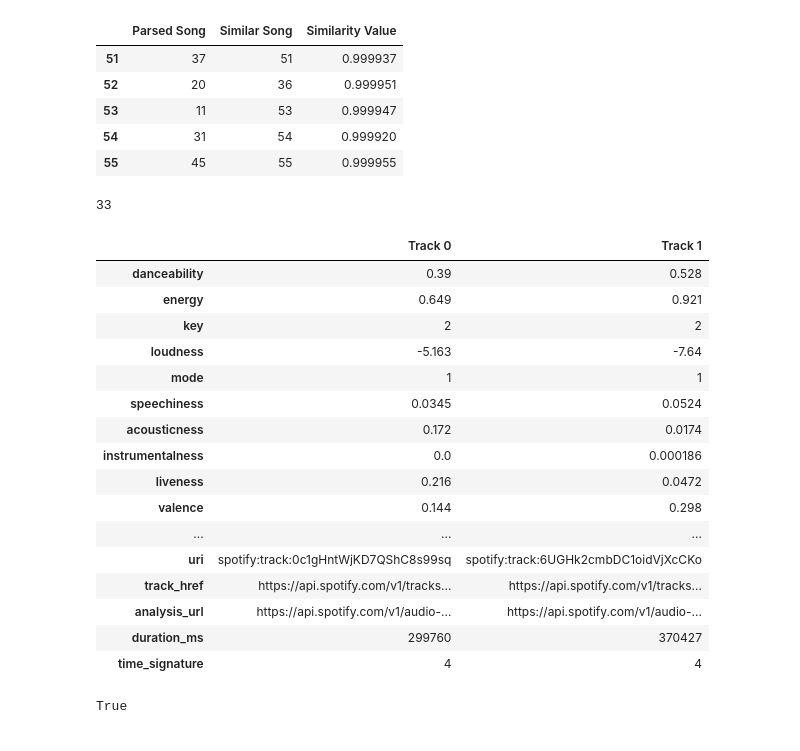
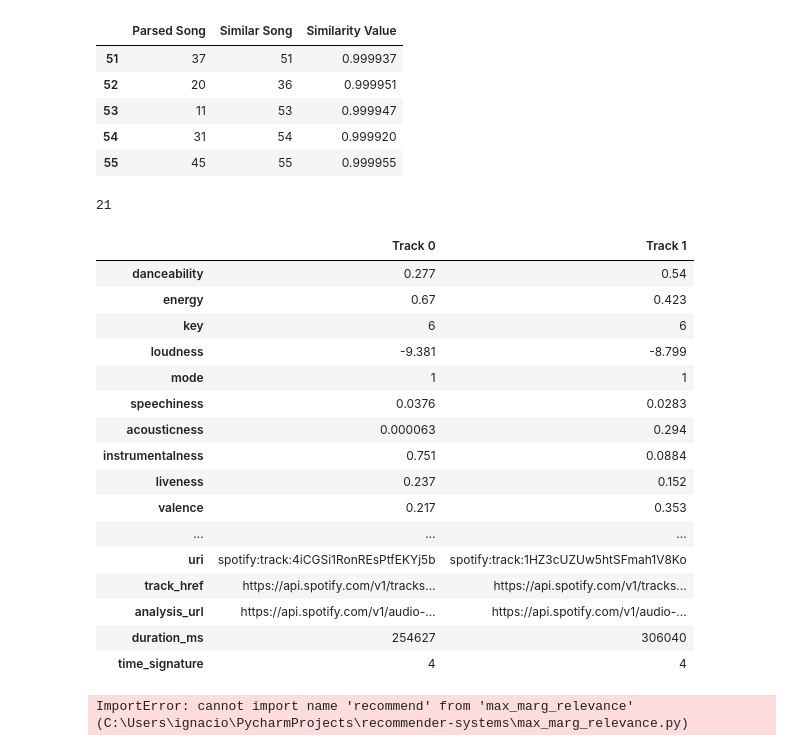
Before and after one commit to SimonasBubnys/recommender-systems, a Jupyter notebook: song_recommendation_cos_sim.ipynb, the cells around one changed output. Cells and saved outputs as stored; diff of their text form; code cells hidden in the pictures.

```diff
--- a/song_recommendation_cos_sim.ipynb
+++ b/song_recommendation_cos_sim.ipynb
@@ -223,44 +205,51 @@ display(cs_df.tail(5))
 # %%
 import random
 # get most similar songs and open in browser
 random_pair = random.randint(0, similar_songs.shape[0])
 print(random_pair)
 
 track0 = tracks_w_features.iloc[int(cs_df.iloc[random_pair][0])]
 track1 = tracks_w_features.iloc[int(cs_df.iloc[random_pair][1])]
 
 track0 = track0.drop(columns=['time_signature', 'duration_ms','analysis_url','track_href','uri','id','type']).copy()
 track1 = track1.drop(columns=['time_signature', 'duration_ms','analysis_url','track_href','uri','id','type']).copy()
 
 track0_uri = sp.track(tracks_w_features.iloc[int(cs_df.iloc[random_pair][0])].uri)
 track1_uri = sp.track(tracks_w_features.iloc[int(cs_df.iloc[random_pair][1])].uri)
 
 table = {'Track 0': track0, 'Track 1': track1}
 table = pd.DataFrame(table)
 display(table)
 
 track0_url = track0_uri['external_urls']['spotify']
 track1_url = track1_uri['external_urls']['spotify']
 
-webbrowser.open(track0_url)
-webbrowser.open(track1_url)
+#webbrowser.open(track0_url)
+#webbrowser.open(track1_url)
 # %% [output]
-33
+21
 |  | Track 0 | Track 1 |
-| danceability | 0.39 | 0.528 |
-| energy | 0.649 | 0.921 |
-| key | 2 | 2 |
-| loudness | -5.163 | -7.64 |
+| danceability | 0.277 | 0.54 |
+| energy | 0.67 | 0.423 |
+| key | 6 | 6 |
+| loudness | -9.381 | -8.799 |
 | mode | 1 | 1 |
-| speechiness | 0.0345 | 0.0524 |
-| acousticness | 0.172 | 0.0174 |
-| instrumentalness | 0.0 | 0.000186 |
-| liveness | 0.216 | 0.0472 |
-| valence | 0.144 | 0.298 |
+| speechiness | 0.0376 | 0.0283 |
+| acousticness | 0.000063 | 0.294 |
+| instrumentalness | 0.751 | 0.0884 |
+| liveness | 0.237 | 0.152 |
+| valence | 0.217 | 0.353 |
 | ... | ... | ... |
-| uri | spotify:track:0c1gHntWjKD7QShC8s99sq | spotify:track:6UGHk2cmbDC1oidVjXcCKo |
+| uri | spotify:track:4iCGSi1RonREsPtfEKYj5b | spotify:track:1HZ3cUZUw5htSFmah1V8Ko |
 | track_href | https://api.spotify.com/v1/tracks... | https://api.spotify.com/v1/tracks... |
 | analysis_url | https://api.spotify.com/v1/audio-... | https://api.spotify.com/v1/audio-... |
-| duration_ms | 299760 | 370427 |
+| duration_ms | 254627 | 306040 |
 | time_signature | 4 | 4 |
-True
+# %%
+from max_marg_relevance import recommend
+Track0 = track0.to_numpy()[:11]
+Track1 = track1.to_numpy()[:11]
+session = (Track1,Track0)
+print(recommend(session, session))
+# %% [output]
+ImportError: cannot import name 'recommend' from 'max_marg_relevance' (C:\Users\ignacio\PycharmProjects\recommender-systems\max_marg_relevance.py)
```
Also changed, not shown: parts of 2 cells of this notebook, 2 other files.
